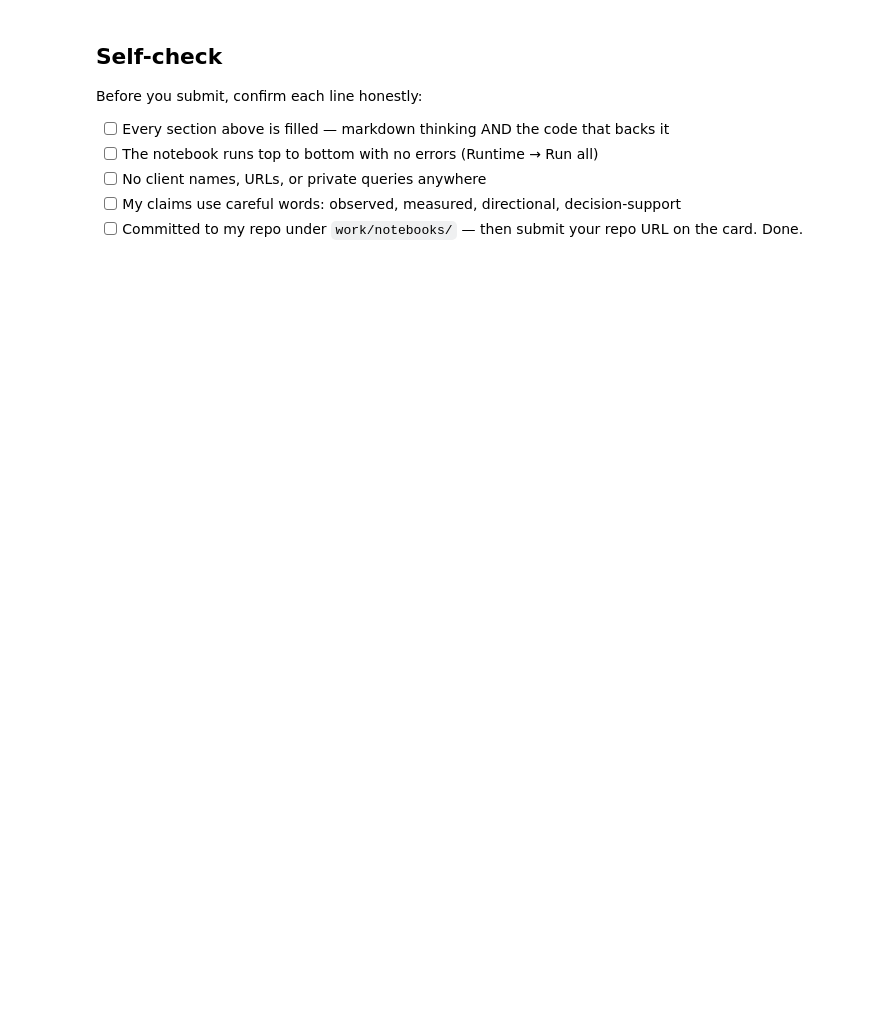
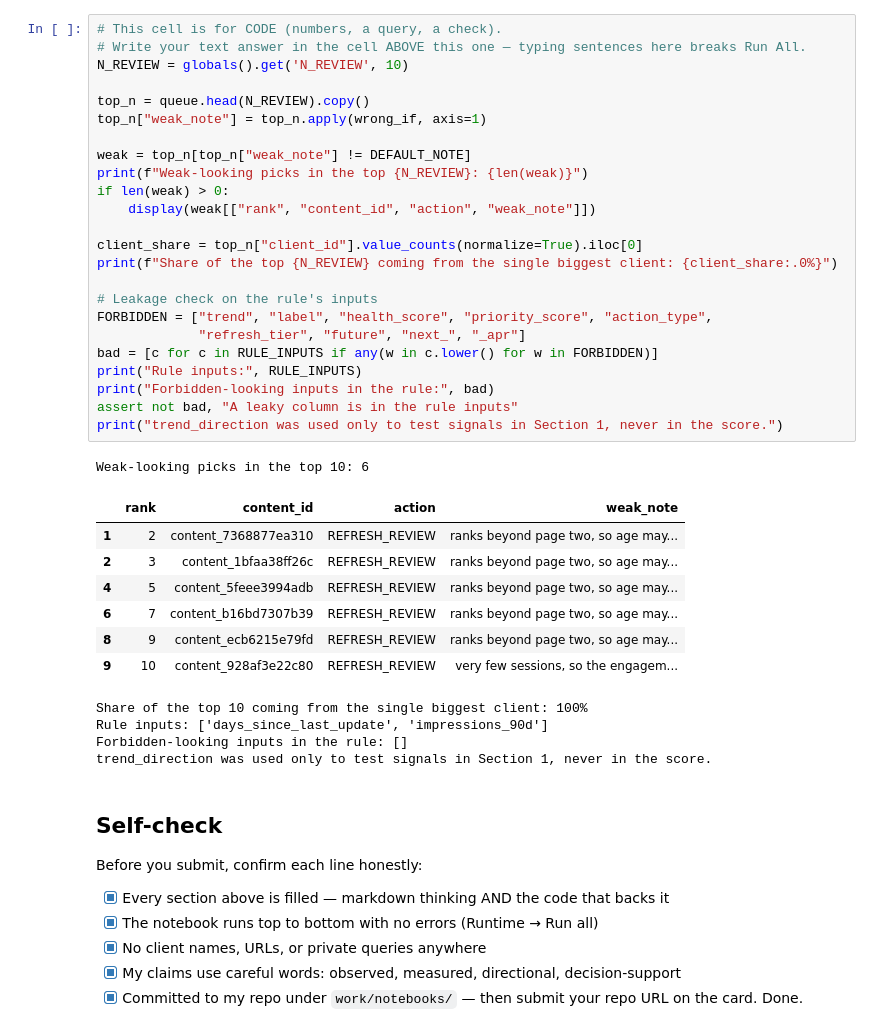
Before and after one commit to hardik-c123/FlyRank-AI-internship, a Jupyter notebook: work/notebooks/w04_baseline_score.ipynb, the cells around one changed output. Cells and saved outputs as stored; diff of their text form; blank space fills up the shorter version.

```diff
--- a/work/notebooks/w04_baseline_score.ipynb
+++ b/work/notebooks/w04_baseline_score.ipynb
@@ -37,10 +253,47 @@ This skeleton is yours to fill. Work the sections **in order** — each one has
+# %%
+# This cell is for CODE (numbers, a query, a check).
+# Write your text answer in the cell ABOVE this one — typing sentences here breaks Run All.
+N_REVIEW = globals().get('N_REVIEW', 10)
+
+top_n = queue.head(N_REVIEW).copy()
+top_n["weak_note"] = top_n.apply(wrong_if, axis=1)
+
+weak = top_n[top_n["weak_note"] != DEFAULT_NOTE]
+print(f"Weak-looking picks in the top {N_REVIEW}: {len(weak)}")
+if len(weak) > 0:
+    display(weak[["rank", "content_id", "action", "weak_note"]])
+
+client_share = top_n["client_id"].value_counts(normalize=True).iloc[0]
+print(f"Share of the top {N_REVIEW} coming from the single biggest client: {client_share:.0%}")
+
+# Leakage check on the rule's inputs
+FORBIDDEN = ["trend", "label", "health_score", "priority_score", "action_type",
+             "refresh_tier", "future", "next_", "_apr"]
+bad = [c for c in RULE_INPUTS if any(w in c.lower() for w in FORBIDDEN)]
+print("Rule inputs:", RULE_INPUTS)
+print("Forbidden-looking inputs in the rule:", bad)
+assert not bad, "A leaky column is in the rule inputs"
+print("trend_direction was used only to test signals in Section 1, never in the score.")
+# %% [output]
+Weak-looking picks in the top 10: 6
+|  | rank | content_id | action | weak_note |
+| 1 | 2 | content_7368877ea310 | REFRESH_REVIEW | ranks beyond page two, so age may... |
+| 2 | 3 | content_1bfaa38ff26c | REFRESH_REVIEW | ranks beyond page two, so age may... |
+| 4 | 5 | content_5feee3994adb | REFRESH_REVIEW | ranks beyond page two, so age may... |
+| 6 | 7 | content_b16bd7307b39 | REFRESH_REVIEW | ranks beyond page two, so age may... |
+| 8 | 9 | content_ecb6215e79fd | REFRESH_REVIEW | ranks beyond page two, so age may... |
+| 9 | 10 | content_928af3e22c80 | REFRESH_REVIEW | very few sessions, so the engagem... |
+Share of the top 10 coming from the single biggest client: 100%
+Rule inputs: ['days_since_last_update', 'impressions_90d']
+Forbidden-looking inputs in the rule: []
+trend_direction was used only to test signals in Section 1, never in the score.
 # %% [markdown]
 ## Self-check
 
 Before you submit, confirm each line honestly:
 
-- [ ] Every section above is filled — markdown thinking AND the code that backs it
-- [ ] The notebook runs top to bottom with no errors (Runtime → Run all)
-- [ ] No client names, URLs, or private queries anywhere
-- [ ] My claims use careful words: observed, measured, directional, decision-support
-- [ ] Committed to my repo under `work/notebooks/` — then submit your repo URL on the card. Done.
+- [x] Every section above is filled — markdown thinking AND the code that backs it
+- [x] The notebook runs top to bottom with no errors (Runtime → Run all)
+- [x] No client names, URLs, or private queries anywhere
+- [x] My claims use careful words: observed, measured, directional, decision-support
+- [x] Committed to my repo under `work/notebooks/` — then submit your repo URL on the card. Done.
```
Also changed, not shown: parts of 15 cells of this notebook.
